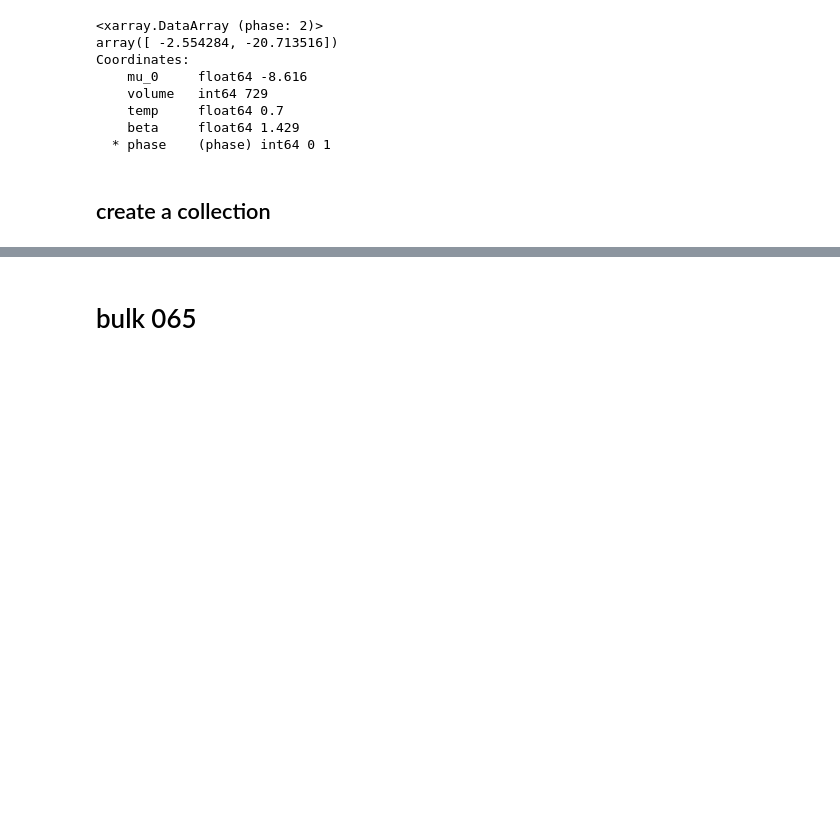
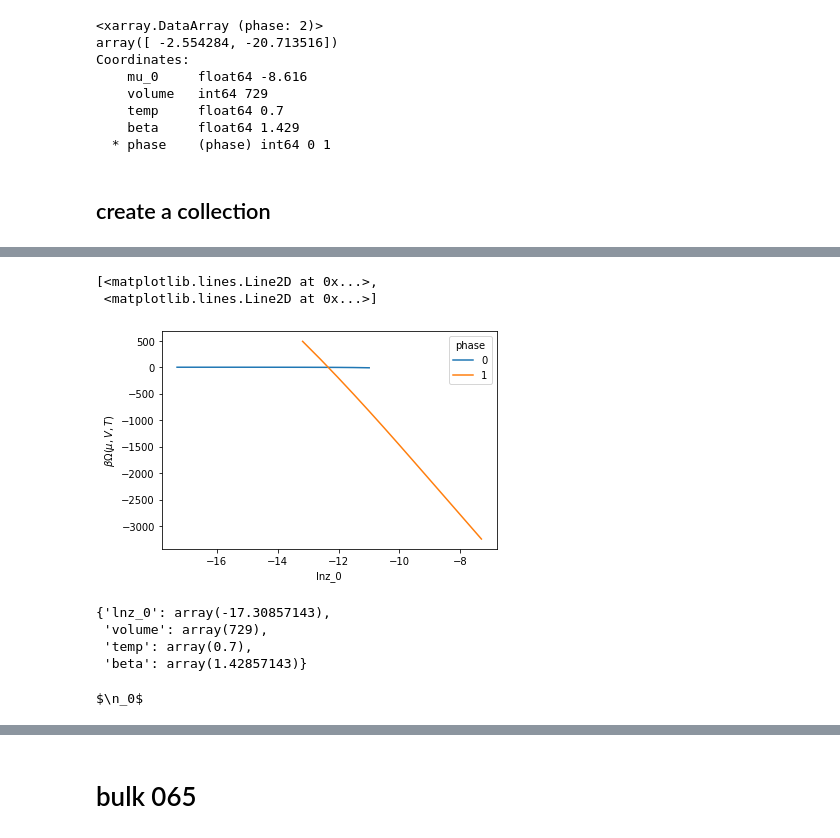
Before and after one commit to wpk-nist-gov/tmmc-lnpy, a Jupyter notebook: examples/1D/anal_1d_stuff.ipynb, the cells around one changed output, grey strips where cells are left out. Saved outputs shown, nothing was run; the diff lists cells and outputs as text; code cells hidden in the pictures; blank space fills up the shorter version.

```diff
--- a/examples/1D/anal_1d_stuff.ipynb
+++ b/examples/1D/anal_1d_stuff.ipynb
@@ -96,0 +166,6 @@ c0 = lnPi2.CollectionPhases.from_mu([None], mus,  build_phases=PhaseCreator0.bui
+# %%
+c.xgce_prop.betaOmega().swap_dims({'rec':'lnz_0'}).plot(hue='phase')
+# %% [output]
+[<matplotlib.lines.Line2D at 0x...>,
+ <matplotlib.lines.Line2D at 0x...>]
+[figure, added]
@@ -96,0 +174,7 @@ c0 = lnPi2.CollectionPhases.from_mu([None], mus,  build_phases=PhaseCreator0.bui
+# %%
+c[0][0].xgce.coords_state
+# %% [output]
+{'lnz_0': array(-17.30857143),
+ 'volume': array(729),
+ 'temp': array(0.7),
+ 'beta': array(1.42857143)}
@@ -96,0 +183,4 @@ c0 = lnPi2.CollectionPhases.from_mu([None], mus,  build_phases=PhaseCreator0.bui
+# %%
+print(r'${}$'.format(r'\n_0'))
+# %% [output]
+$\n_0$
```
Also changed, not shown: parts of 103 cells of this notebook, 3 other files.
